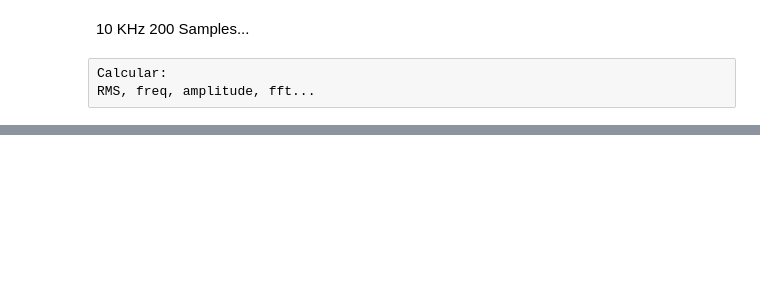
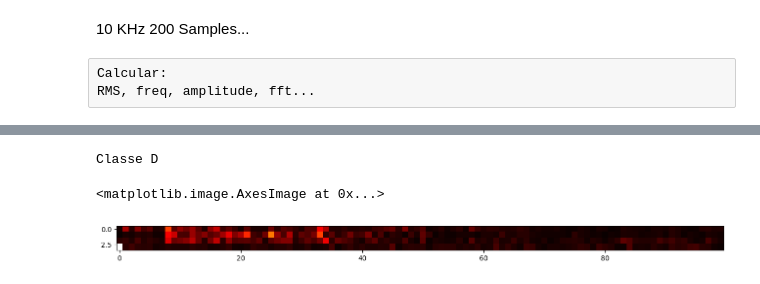
Before and after one commit to luizhlc/MVC, a Jupyter notebook: test.ipynb, the cells around one changed output, grey strips where cells are left out. Cells and saved outputs as stored; diff of their text form; code cells hidden in the pictures; blank space fills up the shorter version.

```diff
--- a/test.ipynb
+++ b/test.ipynb
@@ -150,0 +203,9 @@ sig_noise_freq = np.abs(scipy.fftpack.fftfreq(time.size, 3/1000))
+# %%
+fig = plt.subplots(figsize=(16, 10))
+idx = 10000
+print(df.loc[idx]['classe'])
+plt.imshow([fft_ys[0][idx][:],fft_ys[1][idx][:],fft_ys[2][idx][:],fft_ys[3][idx][:]], cmap='hot')
+# %% [output]
+Classe D
+<matplotlib.image.AxesImage at 0x...>
+[figure, added]
```
Also changed, not shown: parts of 31 cells of this notebook, 2 other files.
